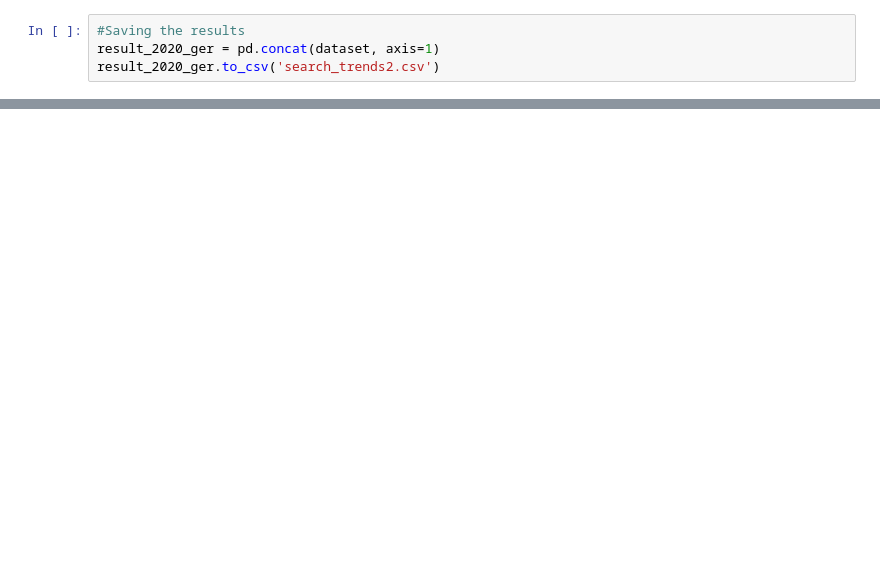
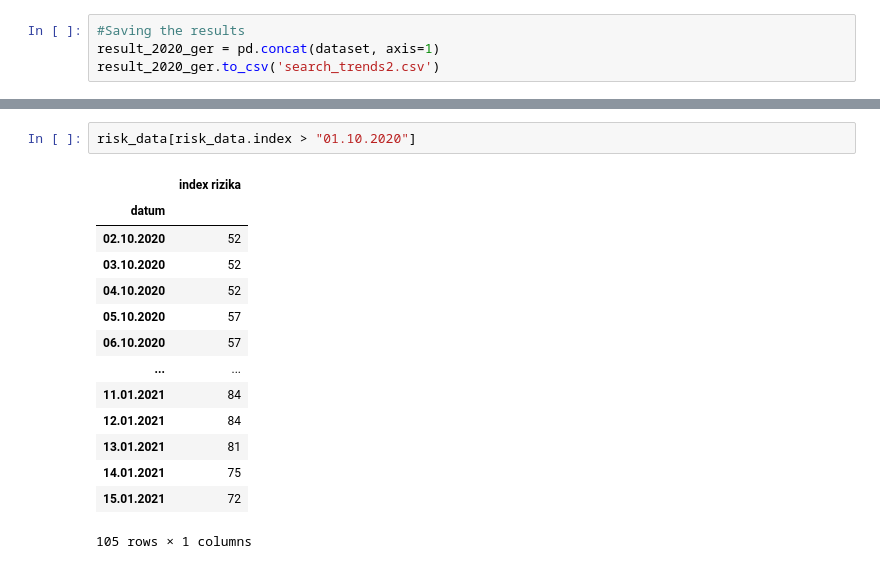
Before and after one commit to ArashGha/FinalProject, a Jupyter notebook: Google Trends Data.ipynb, the cells around one changed output, grey strips where cells are left out. Drawn from its saved outputs; the diff is of its cells as text; blank space fills up the shorter version.

```diff
--- a/Google Trends Data.ipynb
+++ b/Google Trends Data.ipynb
@@ -148,0 +141,17 @@ df_risk.plot()
+# %%
+risk_data[risk_data.index > "01.10.2020"]
+# %% [output]
+|  | index rizika |
+| datum |  |
+| 02.10.2020 | 52 |
+| 03.10.2020 | 52 |
+| 04.10.2020 | 52 |
+| 05.10.2020 | 57 |
+| 06.10.2020 | 57 |
+| ... | ... |
+| 11.01.2021 | 84 |
+| 12.01.2021 | 84 |
+| 13.01.2021 | 81 |
+| 14.01.2021 | 75 |
+| 15.01.2021 | 72 |
+105 rows × 1 columns
```
Also changed, not shown: parts of 17 cells of this notebook.
